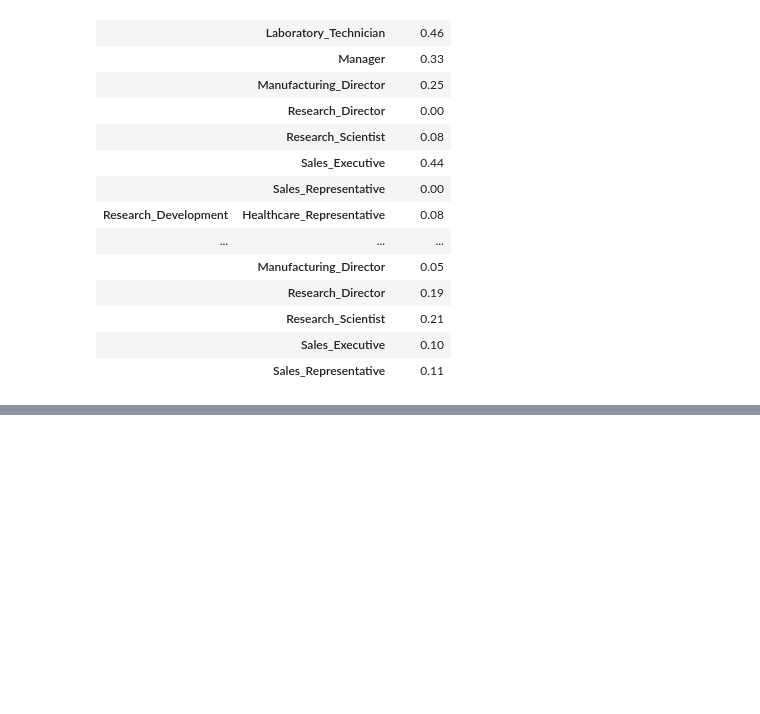
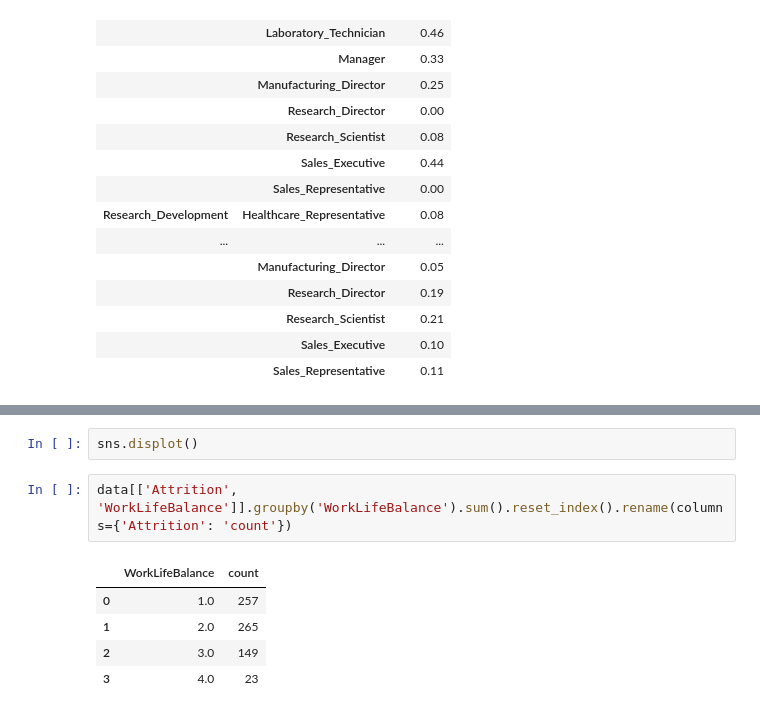
Before and after one commit to clmangham/acme_aroma, a Jupyter notebook: notebooks/0_eda.ipynb, the cells around one changed output, grey strips where cells are left out. Drawn from its saved outputs; the diff is of its cells as text; blank space fills up the shorter version.

```diff
--- a/notebooks/0_eda.ipynb
+++ b/notebooks/0_eda.ipynb
@@ -251,0 +263,10 @@ dr_attrition_prcnt
+# %%
+sns.displot()
+# %%
+data[['Attrition', 'WorkLifeBalance']].groupby('WorkLifeBalance').sum().reset_index().rename(columns={'Attrition': 'count'})
+# %% [output]
+|  | WorkLifeBalance | count |
+| 0 | 1.0 | 257 |
+| 1 | 2.0 | 265 |
+| 2 | 3.0 | 149 |
+| 3 | 4.0 | 23 |
```
Also changed, not shown: parts of 8 cells of this notebook, 2 other files.
